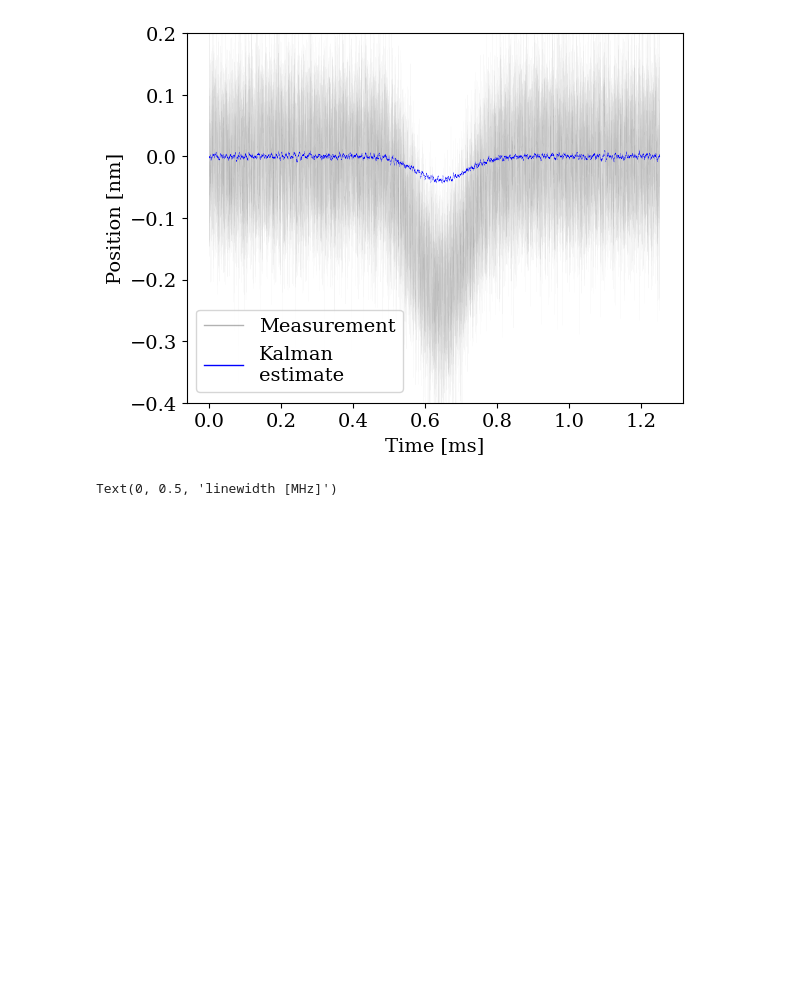
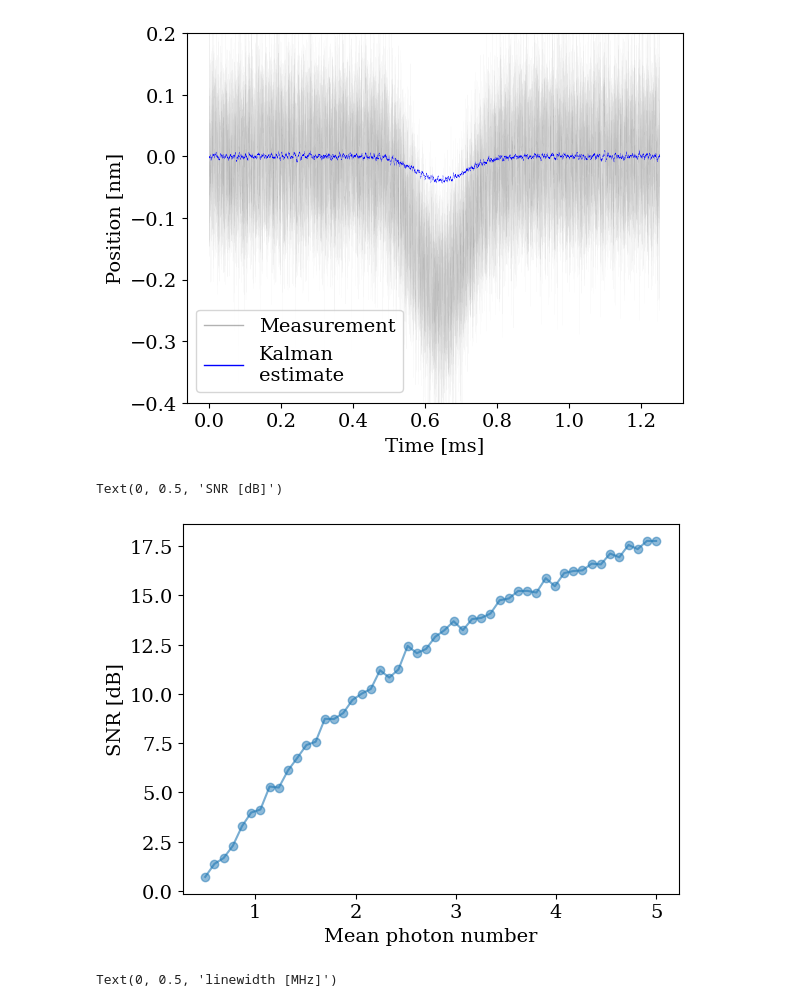
Before and after one commit to QuantumAdventures/single-photons, a Jupyter notebook: notebooks/5. SNR calculation and parameter space scanning.ipynb, the cells around one changed output. Drawn from its saved outputs; the diff is of its cells as text; code cells hidden in the pictures; blank space fills up the shorter version.

```diff
--- a/notebooks/5. SNR calculation and parameter space scanning.ipynb
+++ b/notebooks/5. SNR calculation and parameter space scanning.ipynb
@@ -291,6 +294,19 @@ leg.legend_handles[1].set_linewidth(1)
 #ax.text(0.2, 0.8, r'SNR = {:.2}dB'.format(10*np.log10(SNR)), fontsize=15)
 # %% [output]
 [figure]
+# %%
+plt.rcParams["font.family"] = "Serif"
+plt.rcParams["font.size"] = 14
+x = numbers
+y = SNR_data[0]
+fig = plt.figure()
+plt.plot(x,10*np.log10(y), alpha = 0.6)
+plt.scatter(x,10*np.log10(y),alpha = 0.5)
+plt.xlabel('Mean photon number')
+plt.ylabel('SNR [dB]')
+# %% [output]
+Text(0, 0.5, 'SNR [dB]')
+[figure, added]
 # %%
 upper = cm.jet(np.arange(256))
 lower = np.ones((int(256/4),4))
```
Also changed, not shown: parts of 2 cells of this notebook.
